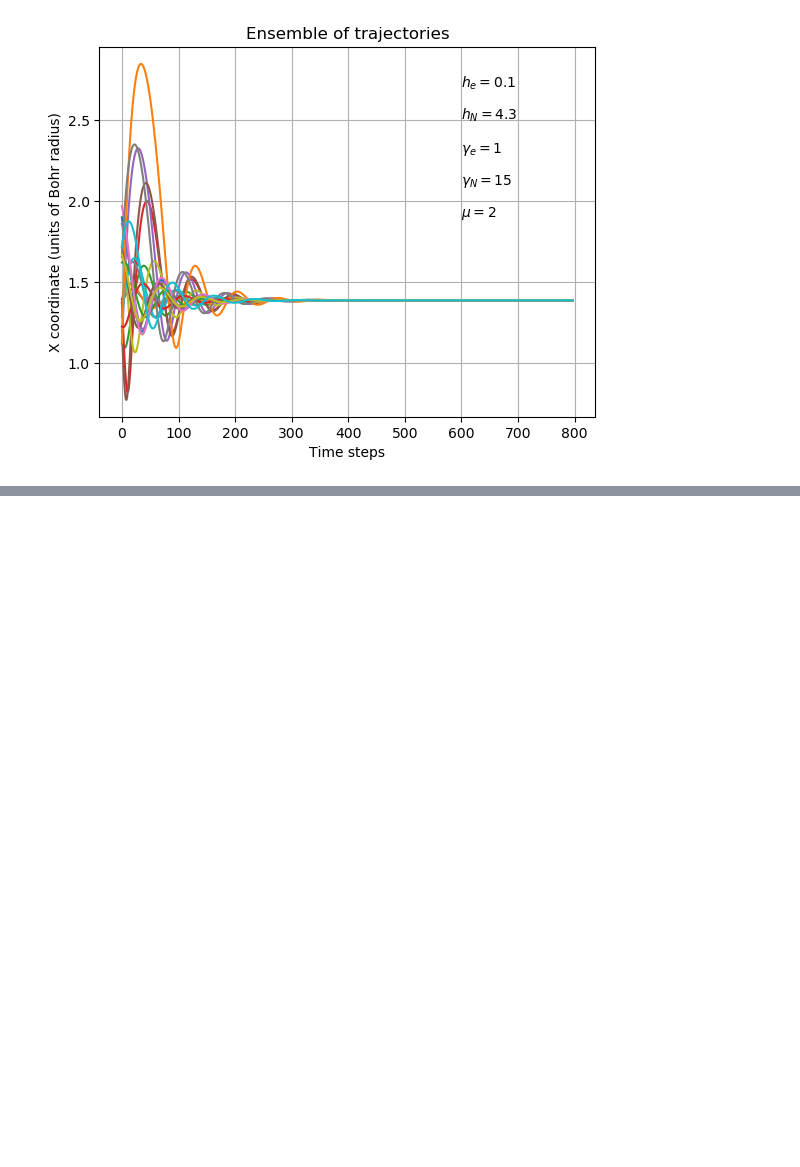
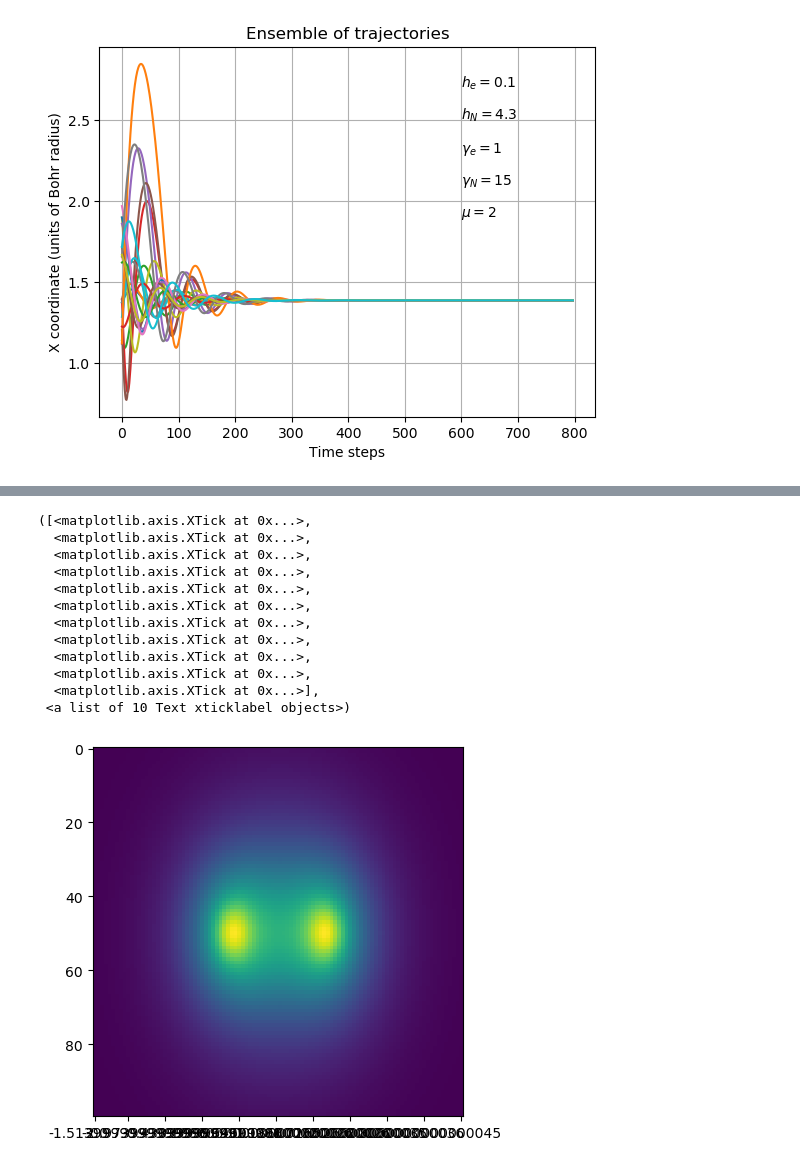
Before and after one commit to Peppone98/Quantum_MD_H2, a Jupyter notebook: CODE/plots.ipynb, the cells around one changed output, grey strips where cells are left out. Cells and saved outputs as stored; diff of their text form; code cells hidden in the pictures; blank space fills up the shorter version.

```diff
--- a/CODE/plots.ipynb
+++ b/CODE/plots.ipynb
@@ -90,0 +95,3 @@ plt.savefig("outputs/pics/traj.png")
+# %%
+x_positions = [0, 9, 19, 29, 39, 49, 59, 69, 79, 89, 99]
+x_labels = [z[x_positions[i]] for i in range(10)]
@@ -90,0 +111,18 @@ plt.savefig("outputs/pics/traj.png")
+# %%
+fig, ax = plt.subplots()
+im = plt.imshow(density)
+plt.xticks(x_positions, x_labels)
+# %% [output]
+([<matplotlib.axis.XTick at 0x...>,
+  <matplotlib.axis.XTick at 0x...>,
+  <matplotlib.axis.XTick at 0x...>,
+  <matplotlib.axis.XTick at 0x...>,
+  <matplotlib.axis.XTick at 0x...>,
+  <matplotlib.axis.XTick at 0x...>,
+  <matplotlib.axis.XTick at 0x...>,
+  <matplotlib.axis.XTick at 0x...>,
+  <matplotlib.axis.XTick at 0x...>,
+  <matplotlib.axis.XTick at 0x...>,
+  <matplotlib.axis.XTick at 0x...>],
+ <a list of 10 Text xticklabel objects>)
+[figure, added]
```
Also changed, not shown: parts of 12 cells of this notebook, 20 other files.
